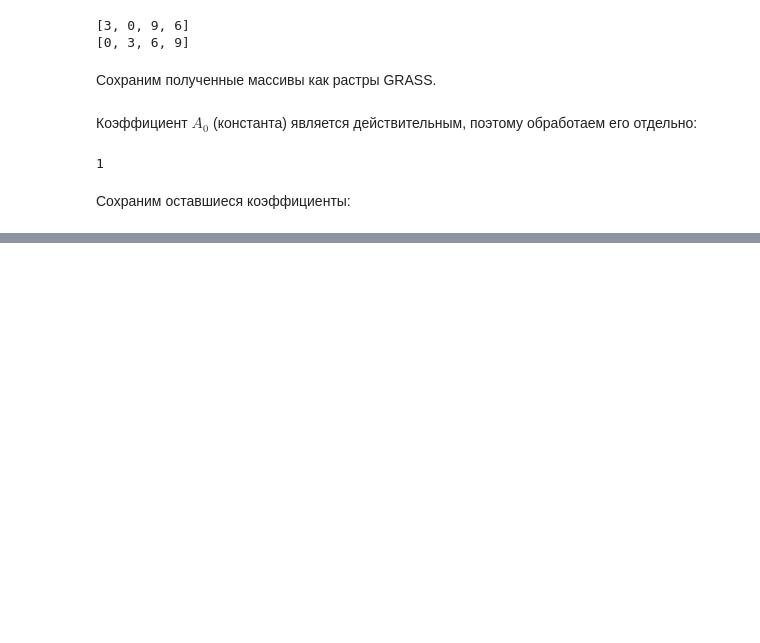
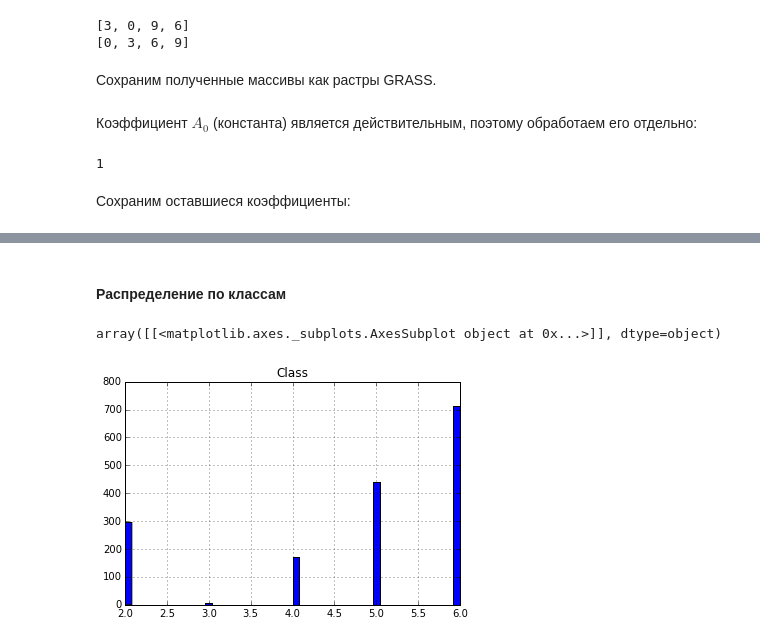
Before and after one commit to KolesovDmitry/remote_sensing, a Jupyter notebook: FFT_NDVI_Segmentation_GRASS.ipynb, the cells around one changed output, grey strips where cells are left out. Saved outputs shown, nothing was run; the diff lists cells and outputs as text; code cells hidden in the pictures; blank space fills up the shorter version.

```diff
--- a/FFT_NDVI_Segmentation_GRASS.ipynb
+++ b/FFT_NDVI_Segmentation_GRASS.ipynb
@@ -372,0 +411,13 @@ for i in range(1, 4):
+# %%
+train1 = grass.garray.array()
+train1.read('train1')
+
+train2 = grass.garray.array()
+train2.read('train2')
+
+train3 = grass.garray.array()
+train3.read('train3')
+
+print 'Уникальные классы в train1:', np.unique(train1)
+print 'Уникальные классы в train2:', np.unique(train2)
+print 'Уникальные классы в train3:', np.unique(train3)
@@ -372,0 +431,4 @@ for i in range(1, 4):
+# %%
+rows1, cols1 = np.nonzero(train1)
+rows2, cols2 = np.nonzero(train2)
+rows3, cols3 = np.nonzero(train1)
@@ -372,0 +439,8 @@ for i in range(1, 4):
+# %%
+data_fft = fft(data, axis=2)
+
+N = 4
+idx = get_max_coef_idx(data_fft, N, return_sym=False)
+print idx
+
+coefs1 = data_fft[:, :, idx]
@@ -372,0 +451,14 @@ for i in range(1, 4):
+# %%
+labels = {2: 'Water', 3: 'Non-vegetation', 4: 'Grassland', 5: 'Swamp', 6: 'Forest'}
+cats = pd.Series([labels[cat] for cat in train1[rows1, cols1]], dtype="category")
+df1 = pd.DataFrame({'Class': train1[rows1, cols1],
+                       'Names': cats,
+                       'Const': coefs1[rows1, cols1, 1].real,
+                       'Sin3.imag': coefs1[rows1, cols1, 0].imag,
+                       'Sin3.real': coefs1[rows1, cols1, 0].real,
+                       'Sin9.imag': coefs1[rows1, cols1, 2].imag,
+                       'Sin9.real': coefs1[rows1, cols1, 2].real,
+                       'Sin6.imag': coefs1[rows1, cols1, 3].imag,
+                       'Sin6.real': coefs1[rows1, cols1, 3].real,
+                       })
+df1.head()
@@ -372,0 +472,7 @@ for i in range(1, 4):
+# %% [markdown]
+#### Распределение по классам
+# %%
+df1.hist(column='Class', bins=50)
+# %% [output]
+array([[<matplotlib.axes._subplots.AxesSubplot object at 0x...>]], dtype=object)
+[figure, added]
```
Also changed, not shown: parts of 26 cells of this notebook.
